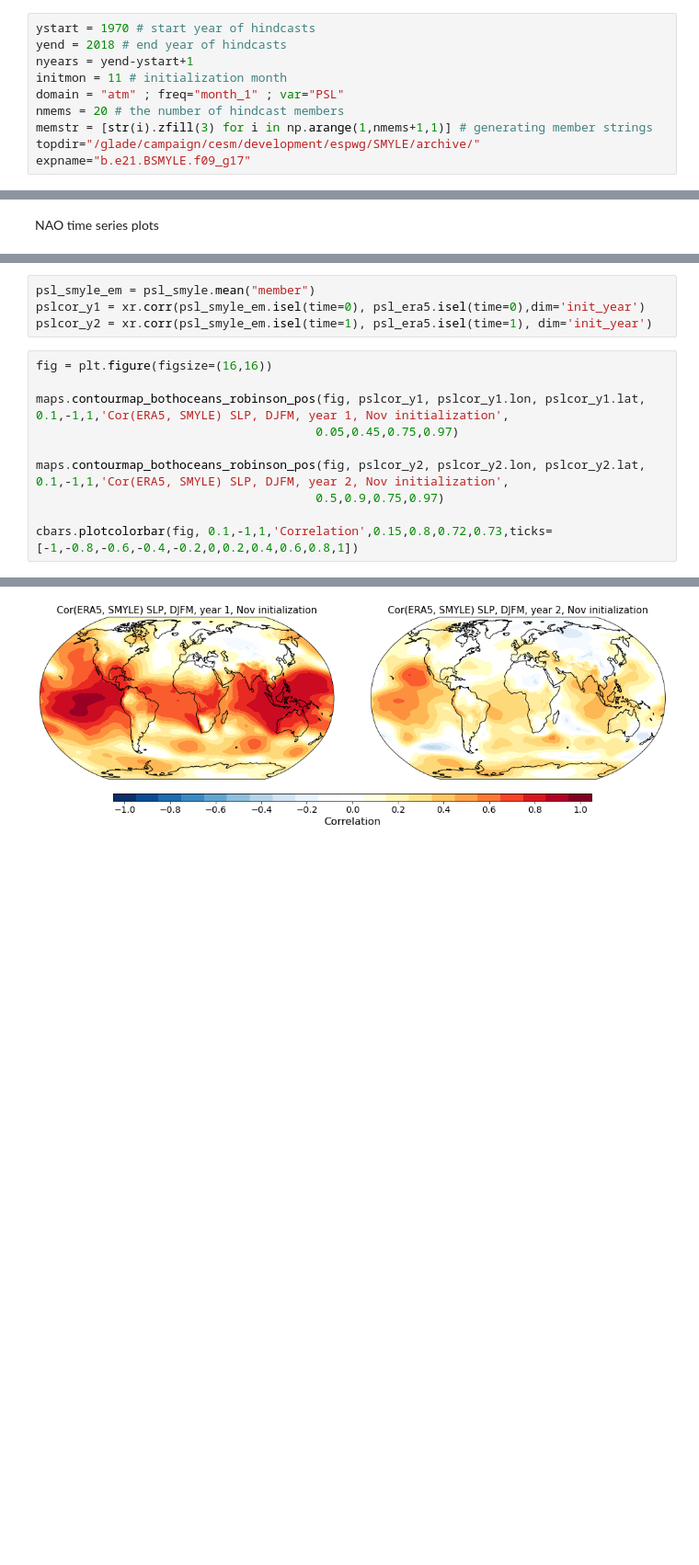
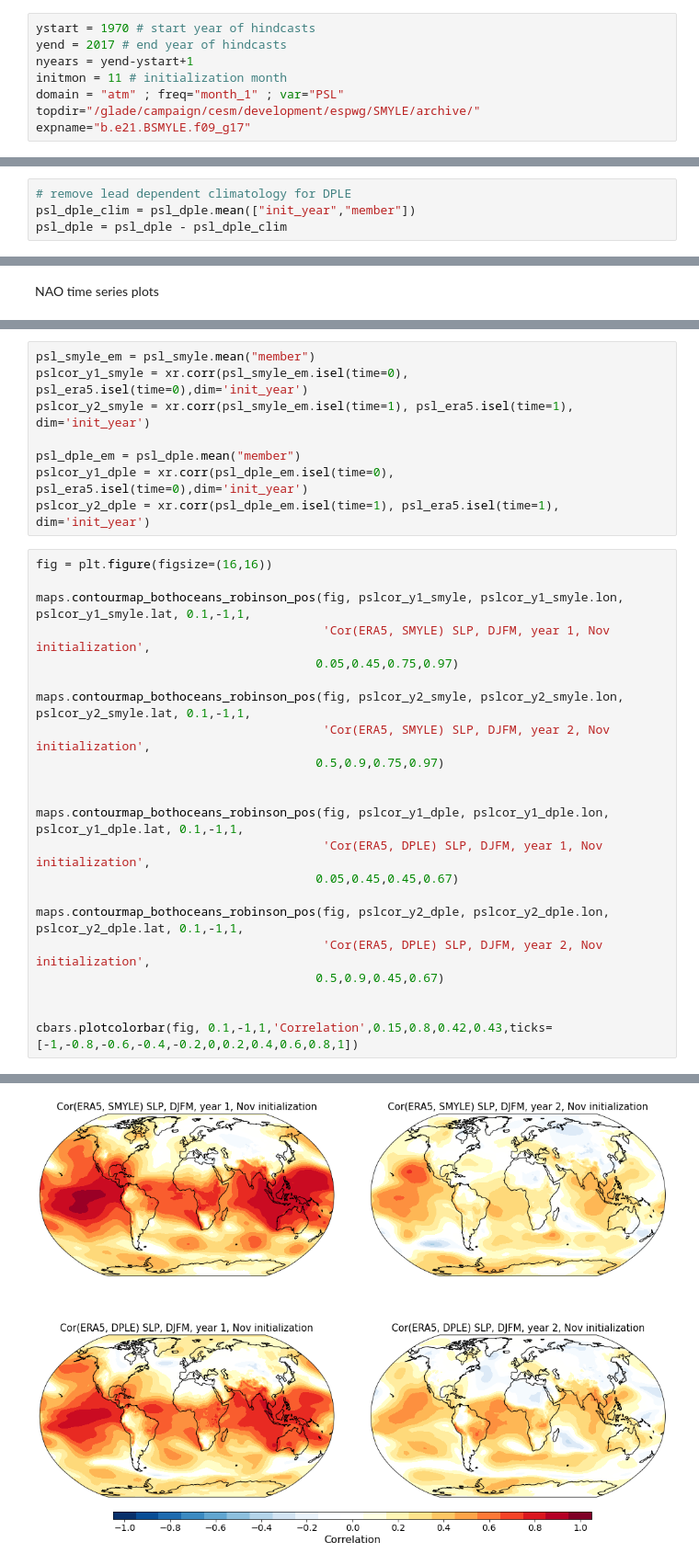
Before and after one commit to NCAR/SMYLE-analysis, a Jupyter notebook: notebooks/DJFM_NAO_skill.ipynb, the cells around one changed output, grey strips where cells are left out. Shown: that part at 92% size. Drawn from its saved outputs; the diff is of its cells as text; blank space fills up the shorter version.

Commit message:
adding DPLE into the DJFM NAO skill notebook

```diff
--- a/notebooks/DJFM_NAO_skill.ipynb
+++ b/notebooks/DJFM_NAO_skill.ipynb
@@ -24,12 +24,10 @@ dask.config.set(**{'array.slicing.split_large_chunks': True})
 Setting up the parameters for analysis
 # %%
 ystart = 1970 # start year of hindcasts
-yend = 2018 # end year of hindcasts
+yend = 2017 # end year of hindcasts
 nyears = yend-ystart+1
 initmon = 11 # initialization month
 domain = "atm" ; freq="month_1" ; var="PSL"
-nmems = 20 # the number of hindcast members
-memstr = [str(i).zfill(3) for i in np.arange(1,nmems+1,1)] # generating member strings
 topdir="/glade/campaign/cesm/development/espwg/SMYLE/archive/"
 expname="b.e21.BSMYLE.f09_g17"
 # %% [markdown]
@@ -166,6 +163,10 @@ for iyear in np.arange(ystart,yend+1,1):
 # remove lead dependent climatology for SMYLE
 psl_smyle_clim = psl_smyle.mean(["init_year","member"])
 psl_smyle = psl_smyle - psl_smyle_clim
+# %%
+# remove lead dependent climatology for DPLE
+psl_dple_clim = psl_dple.mean(["init_year","member"])
+psl_dple = psl_dple - psl_dple_clim
 # %%
 # remove climatology for ERA5 (not 100% confident about this.  Should I average over all DJFM's or the "lead dependent" DJFMs?
 #Doing the latter for now. SHouldn't matter too much.  It's one DJFM different.)
@@ -250,17 +279,33 @@ Text(0.5, 1.0, 'Cor(ERA5,SMYLE)')
 # %%
 psl_smyle_em = psl_smyle.mean("member")
-pslcor_y1 = xr.corr(psl_smyle_em.isel(time=0), psl_era5.isel(time=0),dim='init_year')
-pslcor_y2 = xr.corr(psl_smyle_em.isel(time=1), psl_era5.isel(time=1), dim='init_year')
+pslcor_y1_smyle = xr.corr(psl_smyle_em.isel(time=0), psl_era5.isel(time=0),dim='init_year')
+pslcor_y2_smyle = xr.corr(psl_smyle_em.isel(time=1), psl_era5.isel(time=1), dim='init_year')
+
+psl_dple_em = psl_dple.mean("member")
+pslcor_y1_dple = xr.corr(psl_dple_em.isel(time=0), psl_era5.isel(time=0),dim='init_year')
+pslcor_y2_dple = xr.corr(psl_dple_em.isel(time=1), psl_era5.isel(time=1), dim='init_year')
 # %%
 fig = plt.figure(figsize=(16,16))
 
-maps.contourmap_bothoceans_robinson_pos(fig, pslcor_y1, pslcor_y1.lon, pslcor_y1.lat, 0.1,-1,1,'Cor(ERA5, SMYLE) SLP, DJFM, year 1, Nov initialization',
+maps.contourmap_bothoceans_robinson_pos(fig, pslcor_y1_smyle, pslcor_y1_smyle.lon, pslcor_y1_smyle.lat, 0.1,-1,1,
+                                        'Cor(ERA5, SMYLE) SLP, DJFM, year 1, Nov initialization',
                                        0.05,0.45,0.75,0.97)
 
-maps.contourmap_bothoceans_robinson_pos(fig, pslcor_y2, pslcor_y2.lon, pslcor_y2.lat, 0.1,-1,1,'Cor(ERA5, SMYLE) SLP, DJFM, year 2, Nov initialization',
+maps.contourmap_bothoceans_robinson_pos(fig, pslcor_y2_smyle, pslcor_y2_smyle.lon, pslcor_y2_smyle.lat, 0.1,-1,1,
+                                        'Cor(ERA5, SMYLE) SLP, DJFM, year 2, Nov initialization',
                                        0.5,0.9,0.75,0.97)
 
-cbars.plotcolorbar(fig, 0.1,-1,1,'Correlation',0.15,0.8,0.72,0.73,ticks=[-1,-0.8,-0.6,-0.4,-0.2,0,0.2,0.4,0.6,0.8,1])
+
+maps.contourmap_bothoceans_robinson_pos(fig, pslcor_y1_dple, pslcor_y1_dple.lon, pslcor_y1_dple.lat, 0.1,-1,1,
+                                        'Cor(ERA5, DPLE) SLP, DJFM, year 1, Nov initialization',
+                                       0.05,0.45,0.45,0.67)
+
+maps.contourmap_bothoceans_robinson_pos(fig, pslcor_y2_dple, pslcor_y2_dple.lon, pslcor_y2_dple.lat, 0.1,-1,1,
+                                        'Cor(ERA5, DPLE) SLP, DJFM, year 2, Nov initialization',
+                                       0.5,0.9,0.45,0.67)
+
+
+cbars.plotcolorbar(fig, 0.1,-1,1,'Correlation',0.15,0.8,0.42,0.43,ticks=[-1,-0.8,-0.6,-0.4,-0.2,0,0.2,0.4,0.6,0.8,1])
 # %% [output]
 <matplotlib.axes._axes.Axes at 0x...>
-[figure, old version]
+[figure, new version]
```
Also changed, not shown: parts of 6 cells of this notebook.
